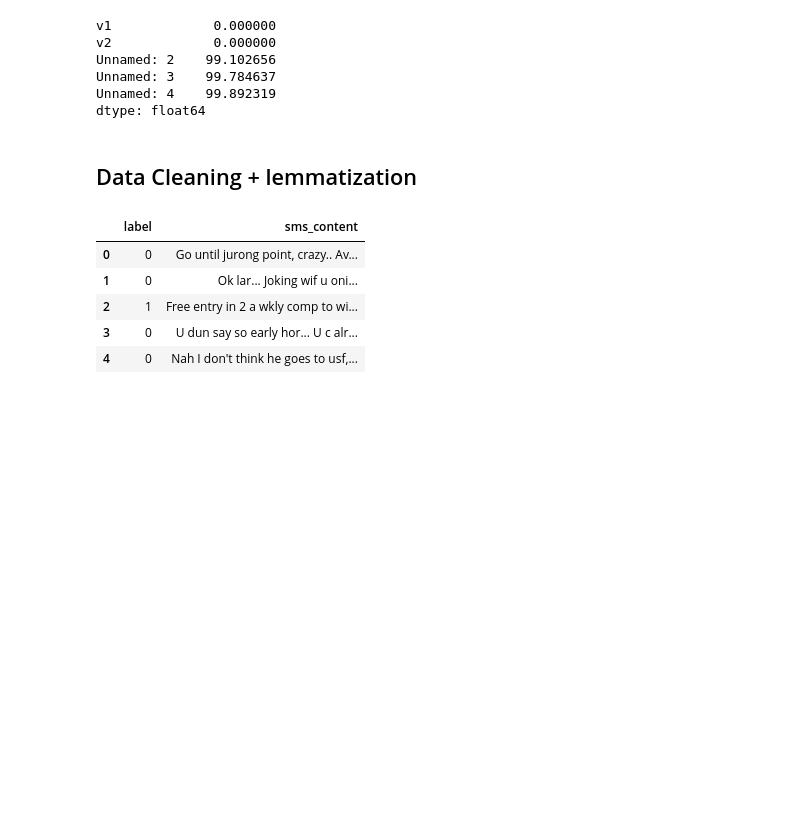
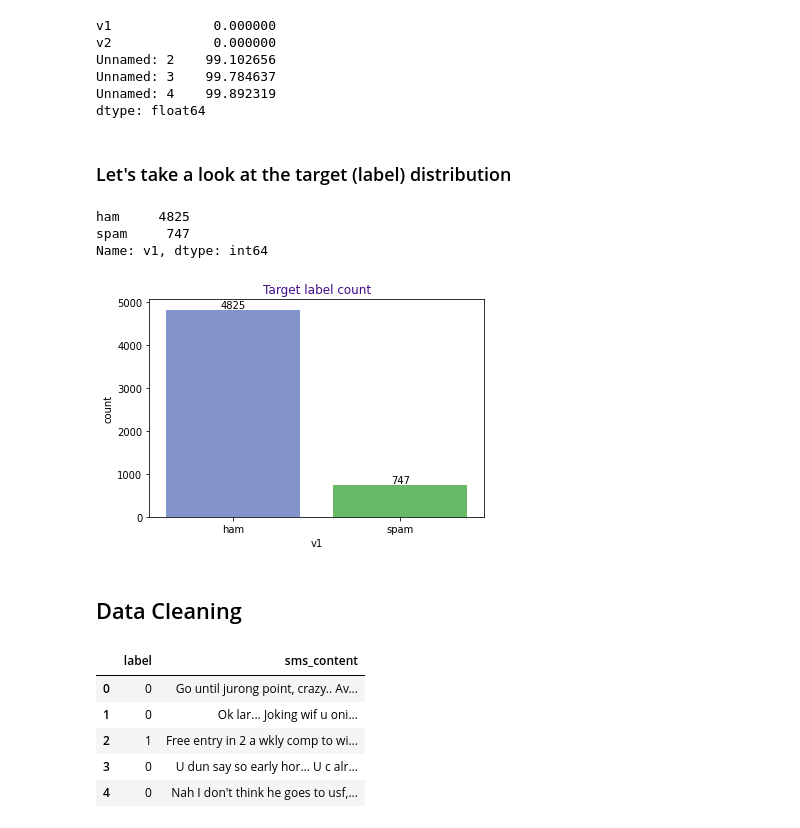
Before and after one commit to christophe-derache/certification35288_bloc4-Deep_Learning, a Jupyter notebook: 1 - DERACHE_project_deeplearning_Spam_Detector_part1.ipynb, the cells around one changed output. Drawn from its saved outputs; the diff is of its cells as text; code cells hidden in the pictures; blank space fills up the shorter version.

```diff
--- a/1 - DERACHE_project_deeplearning_Spam_Detector_part1.ipynb
+++ b/1 - DERACHE_project_deeplearning_Spam_Detector_part1.ipynb
@@ -88,8 +88,24 @@ Unnamed: 2    99.102656
 Unnamed: 3    99.784637
 Unnamed: 4    99.892319
 dtype: float64
+# %% [markdown]
+### Let's take a look at the target (label) distribution
+# %%
+df.v1.value_counts()
+# %% [output]
+ham     4825
+spam     747
+Name: v1, dtype: int64
+# %%
+ax = sns.countplot(df['v1'], palette=['#778cd8',"#59c758"])
+for container in ax.containers:
+    ax.bar_label(container)
+plt.title('Target label count', fontdict={'color':'#410d88'})
+plt.show()
+# %% [output]
+[figure, added]
 # %% [markdown]
-## Data Cleaning + lemmatization
+## Data Cleaning
 # %%
 # With 0.99 percent of missing values, I will remove these 3 columns :
 df.drop(columns=["Unnamed: 2", "Unnamed: 3", "Unnamed: 4"], inplace=True)
```
Also changed, not shown: parts of 24 cells of this notebook.
